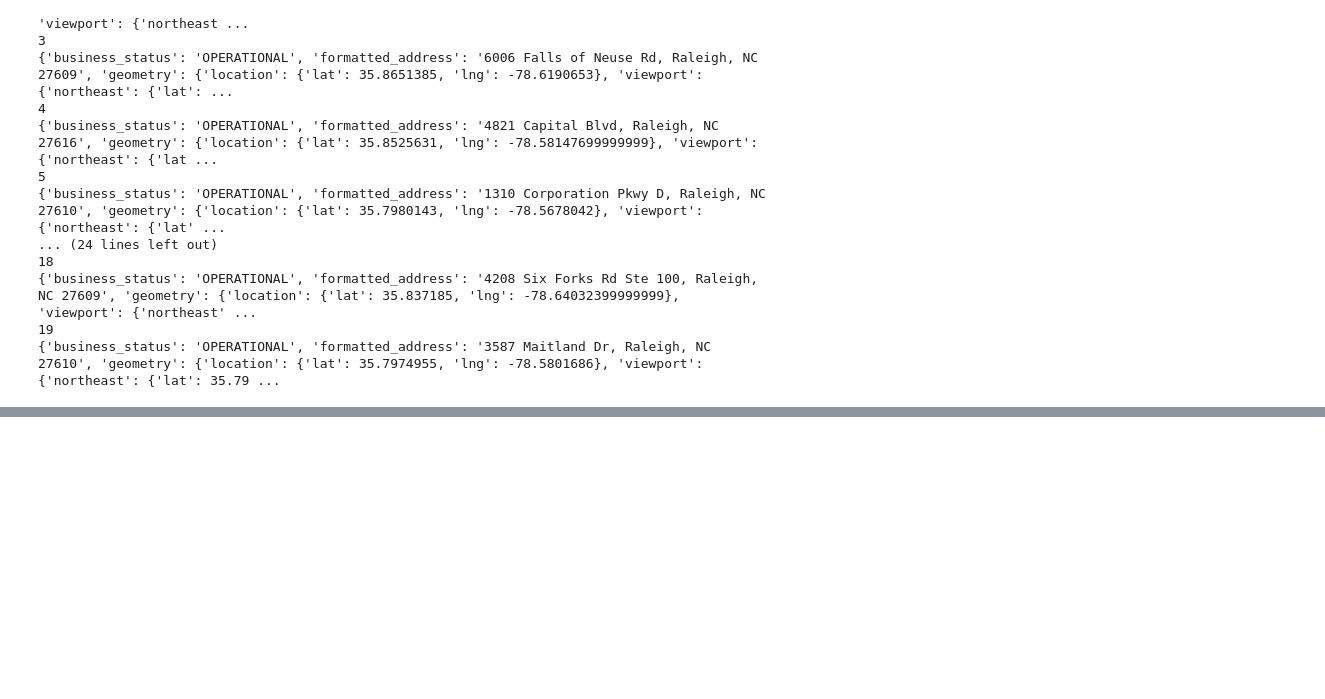
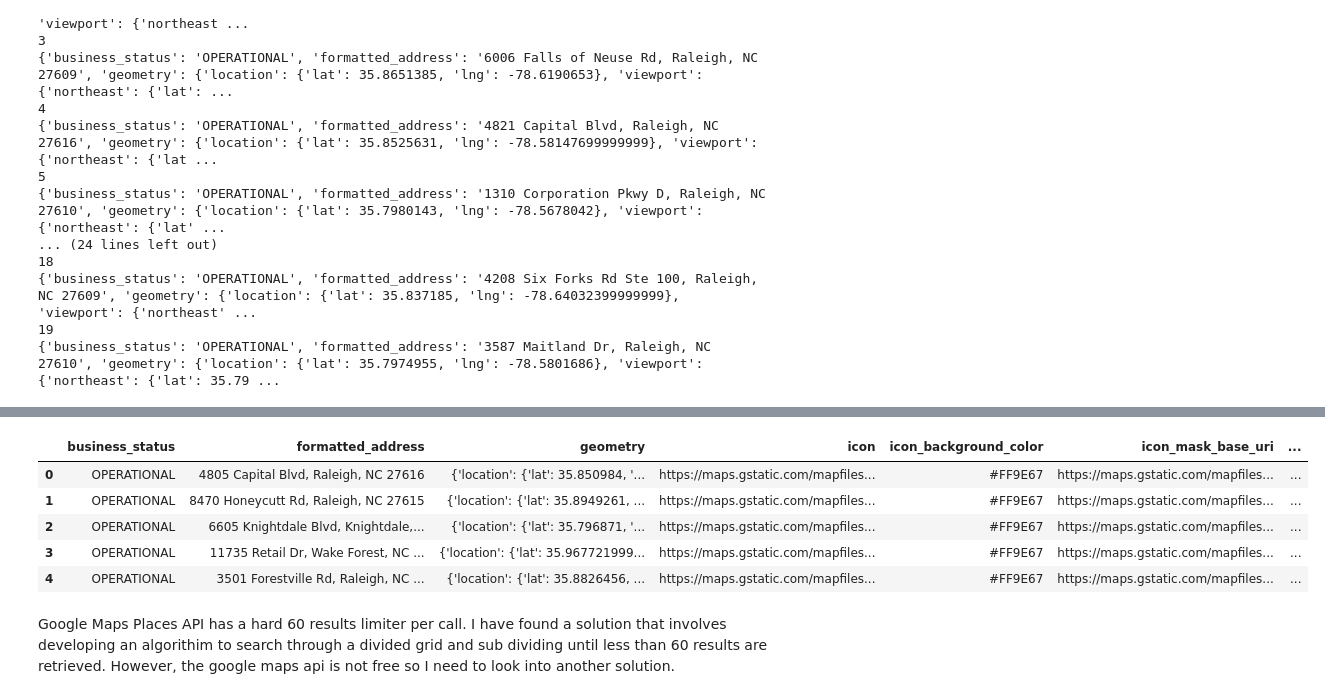
Before and after one commit to Trevor-Amadeus-Fingland/analytics-engineering-notes, a Jupyter notebook: local_restaurants_project/googlemaps_exploration.ipynb, the cells around one changed output, grey strips where cells are left out. Saved outputs shown, nothing was run; the diff lists cells and outputs as text; code cells hidden in the pictures; blank space fills up the shorter version.

```diff
--- a/local_restaurants_project/googlemaps_exploration.ipynb
+++ b/local_restaurants_project/googlemaps_exploration.ipynb
@@ -21,2 +17,7 @@ gmaps = googlemaps.Client(key=gmaps_key)
+# %%
+
+gmaps = googlemaps.Client(key=gmaps_key)
+address = '6600 Louisburg Rd C, Raleigh, NC' # Wake Tech North Campus
+# It is a good public location for me to use as a center point for the gmaps api
 # %%
 # test geocode function of googlemap library
@@ -72,0 +108,15 @@ OK
+# %%
+# example to retrieve more than one page of results
+data_for_df = []
+search_radius = 5000
+next_page = '' # initialize next page token for while
+pages = 2 # number of places search pages to retrieve
+counter = 0 #initialize counter
+#
+while counter < pages:
+    test_places = gmaps.places(query = '',location = location, radius = search_radius, type = 'restaurant',page_token=next_page)
+    next_page = test_places['next_page_token']
+    data_for_df.append(test_places['results'])
+    print(next_page)
+    test = next_page
+    counter += 1
@@ -116,0 +166,16 @@ for index, item in enumerate(test_places['results']):
+# %%
+# example on how to retrieve places results and insert into dataframe
+
+data_for_df = []
+data_for_df = test_places['results']
+df_test = pd.DataFrame(data_for_df)
+df_test.head()
+# %% [output]
+|  | business_status | formatted_address | geometry | icon | icon_background_color | icon_mask_base_uri | ... |
+| 0 | OPERATIONAL | 4805 Capital Blvd, Raleigh, NC 27616 | {'location': {'lat': 35.850984, '... | https://maps.gstatic.com/mapfiles... | #FF9E67 | https://maps.gstatic.com/mapfiles... | ... |
+| 1 | OPERATIONAL | 8470 Honeycutt Rd, Raleigh, NC 27615 | {'location': {'lat': 35.8949261, ... | https://maps.gstatic.com/mapfiles... | #FF9E67 | https://maps.gstatic.com/mapfiles... | ... |
+| 2 | OPERATIONAL | 6605 Knightdale Blvd, Knightdale,... | {'location': {'lat': 35.796871, '... | https://maps.gstatic.com/mapfiles... | #FF9E67 | https://maps.gstatic.com/mapfiles... | ... |
+| 3 | OPERATIONAL | 11735 Retail Dr, Wake Forest, NC ... | {'location': {'lat': 35.967721999... | https://maps.gstatic.com/mapfiles... | #FF9E67 | https://maps.gstatic.com/mapfiles... | ... |
+| 4 | OPERATIONAL | 3501 Forestville Rd, Raleigh, NC ... | {'location': {'lat': 35.8826456, ... | https://maps.gstatic.com/mapfiles... | #FF9E67 | https://maps.gstatic.com/mapfiles... | ... |
+# %% [markdown]
+Google Maps Places API has a hard 60 results limiter per call. I have found a solution that involves developing an algorithim to search through a divided grid and sub dividing until less than 60 results are retrieved. However, the google maps api is not free so I need to look into another solution.
```
Also changed, not shown: parts of 14 cells of this notebook, 1 other file.
